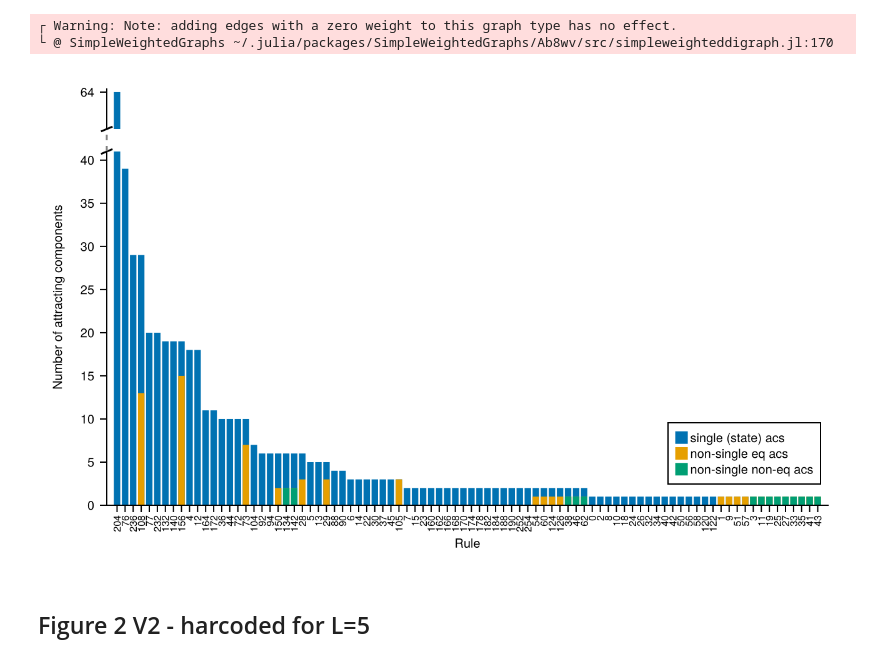
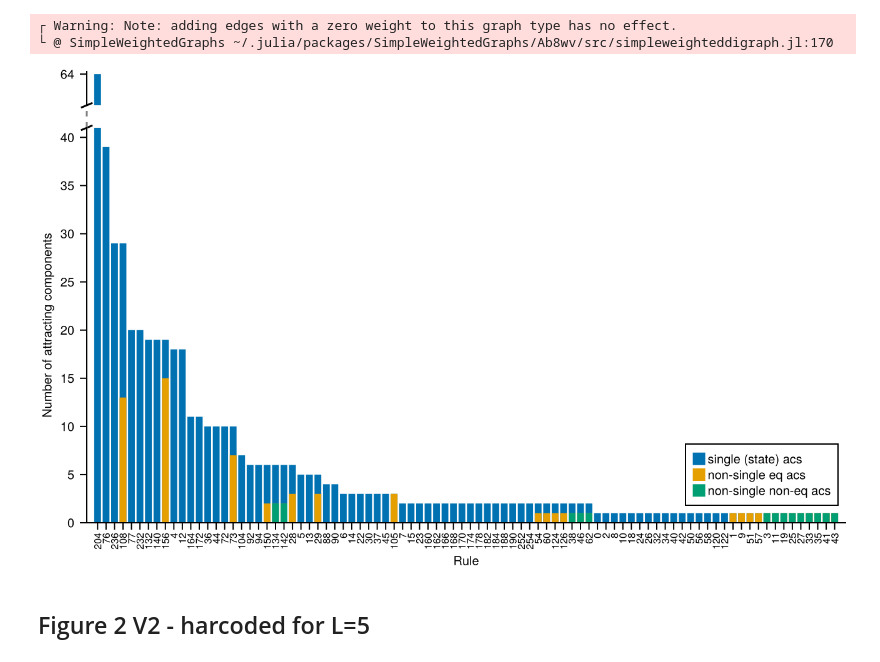
Before and after one commit to kockahonza/TopoStoch, a Jupyter notebook: notebooks/ma_figure_2.ipynb, the cells around one changed output. Cells and saved outputs as stored; diff of their text form; code cells hidden in the pictures.

```diff
--- a/notebooks/ma_figure_2.ipynb
+++ b/notebooks/ma_figure_2.ipynb
@@ -62,11 +62,12 @@ nothing
 # %%
 fig = Figure(;
     size=(double_col_width, double_col_width/golden_ratio),
-    fontsize=10
+    fontsize=10,
+    figure_padding=2.0
 )
 # prep axes
 gl = GridLayout(fig[1,1])
-ax = Axis(gl[2,2];
+ax = Axis(gl[2,1];
     xticks=(1:length(rs), string.(rs)),
     xticklabelsize=8.,
     xticklabelrotation=pi/2,
@@ -75,7 +76,7 @@ ax = Axis(gl[2,2];
     xlabel="Rule",
     ygridvisible=false,
 )
-ax2 = Axis(gl[1,2];
+ax2 = Axis(gl[1,1];
     xticksvisible=false,
     xticklabelsvisible=false,
     xgridvisible=false,
@@ -118,12 +119,13 @@ else
 end
 
 # labels
-Label(gl[1:2,1,Left()], "Number of attracting components";
-    rotation=pi/2,
-    padding=-10000
-)
-colsize!(gl, 1, Fixed(0.))
-rowsize!(gl, 1, Relative(0.1))
+# Label(gl[1:2,1,Left()], "Number of attracting components";
+#     rotation=pi/2,
+#     padding=-10000
+# )
+ax.ylabel = "Number of attracting components"
+# colsize!(gl, 1, Fixed(0.))
+rowsize!(gl, 1, Relative(0.08))
 
 # add the axis break
 ax2.bottomspinevisible = false
@@ -141,35 +143,35 @@ angle_ = pi / 8
 linelength = 10
 # ps = Point2f[bl, br, tl, tr]
 ps = Point2f[bl, tl]
 segments = map(ps) do p
     a = p + Point2f(cos(angle_), sin(angle_)) * 0.5 * linelength
     b = p - Point2f(cos(angle_), sin(angle_)) * 0.5 * linelength
     (a, b)
 end
 linesegments!(fig.scene, segments, color=:black)
 # linesegments!(fig.scene, [(bl, tl), (br, tr)], color=:gray, linestyle=:dash)
 linesegments!(fig.scene, [(bl, tl)], color=:gray, linestyle=:dash)
 
 # remove framing
 hidespines!(ax, :t, :r)
 hidespines!(ax2, :t, :b, :r)
 
 axislegend(ax;
-    position=(1., 0.05),
+    position=(1., 0.03),
     patchsize=(10., 10.),
     patchlabelgap=2,
     rowgap=1,
 )
 
 # temp title (will be caption)
 # ax2.title = (reduced ? "Reduced" : "Full") * " description with L=$L"
 # ax2.title = L"KAKA=2"
 
 fname = "../data/figures/numacs/stackedbars_L$L"*(reduced ? "r" : "f")*".pdf"
 save(fname, fig)
 fig
 # %% [output]
-[figure, old version]
+[figure, new version]
 # %% [markdown]
 ## Figure 2 V2 - harcoded for L=5
 # %%
```
Also changed, not shown: 31 other files.
